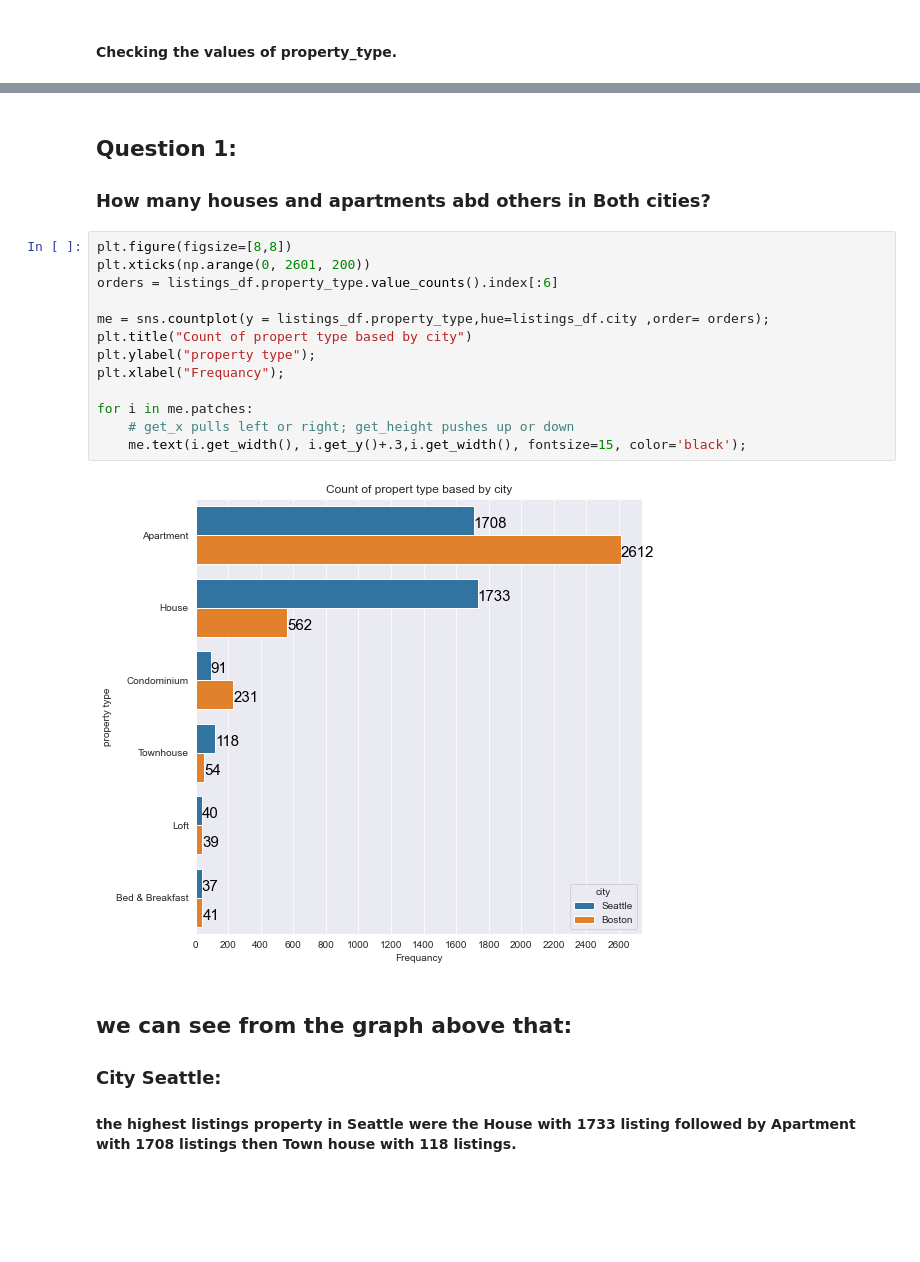
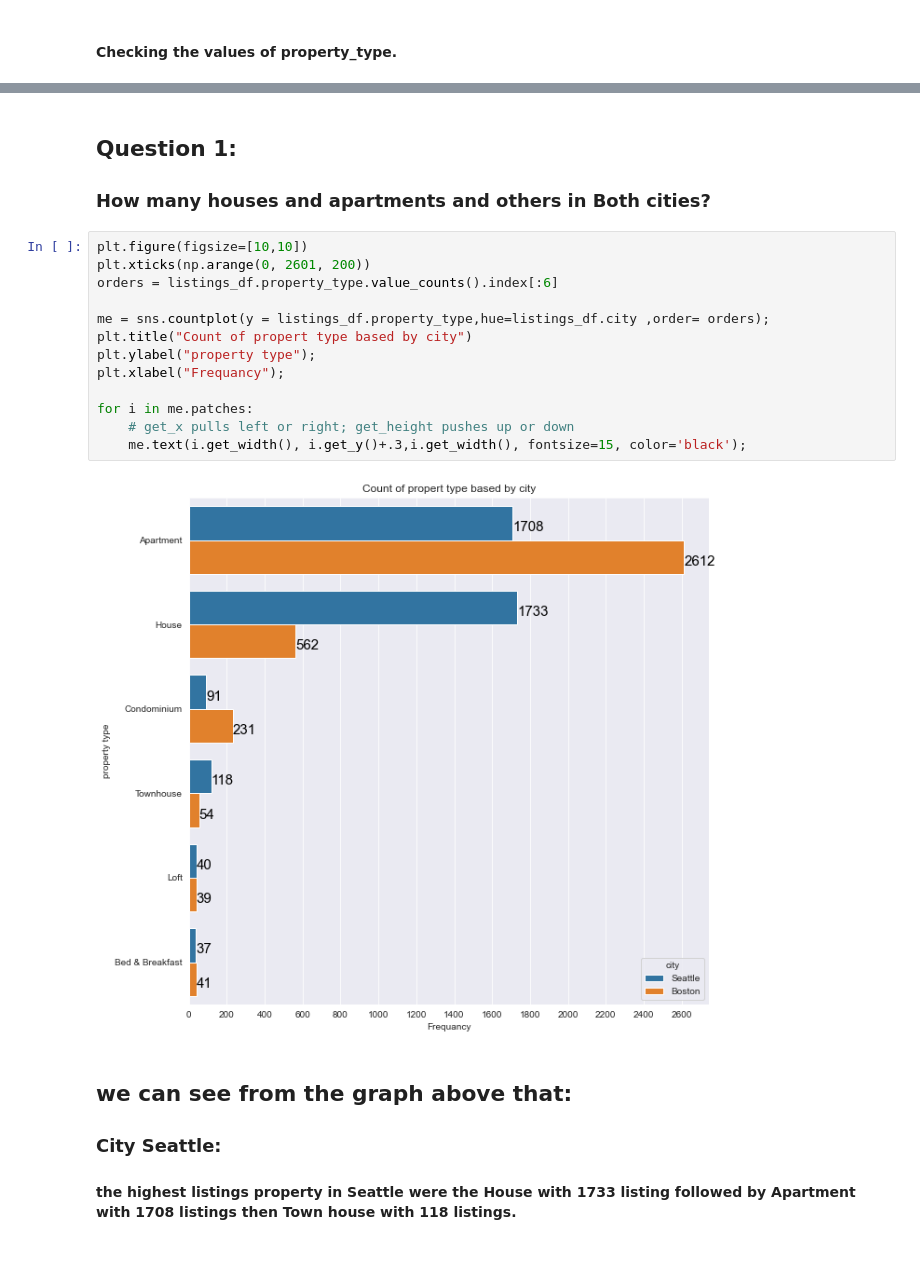
Before and after one commit to turki-alsulaimani1/Data-Science-Blog, a Jupyter notebook: Project1_Write a Data Science Blog.ipynb, the cells around one changed output, grey strips where cells are left out. Saved outputs shown, nothing was run; the diff lists cells and outputs as text; blank space fills up the shorter version.

```diff
--- a/Project1_Write a Data Science Blog.ipynb
+++ b/Project1_Write a Data Science Blog.ipynb
@@ -578,22 +578,22 @@ Name: property_type, dtype: int64
 # %% [markdown]
 ## Question 1:
 
-### How many houses and apartments abd others in Both cities?
+### How many houses and apartments and others in Both cities?
 # %%
-plt.figure(figsize=[8,8])
+plt.figure(figsize=[10,10])
 plt.xticks(np.arange(0, 2601, 200))
 orders = listings_df.property_type.value_counts().index[:6]
 
 me = sns.countplot(y = listings_df.property_type,hue=listings_df.city ,order= orders);
 plt.title("Count of propert type based by city")
 plt.ylabel("property type");
 plt.xlabel("Frequancy");
 
 for i in me.patches:
     # get_x pulls left or right; get_height pushes up or down
     me.text(i.get_width(), i.get_y()+.3,i.get_width(), fontsize=15, color='black');
 # %% [output]
-[figure, old version]
+[figure, new version]
 # %% [markdown]
 ## we can see from the graph above that:
 
```
Also changed, not shown: parts of 7 cells of this notebook.
